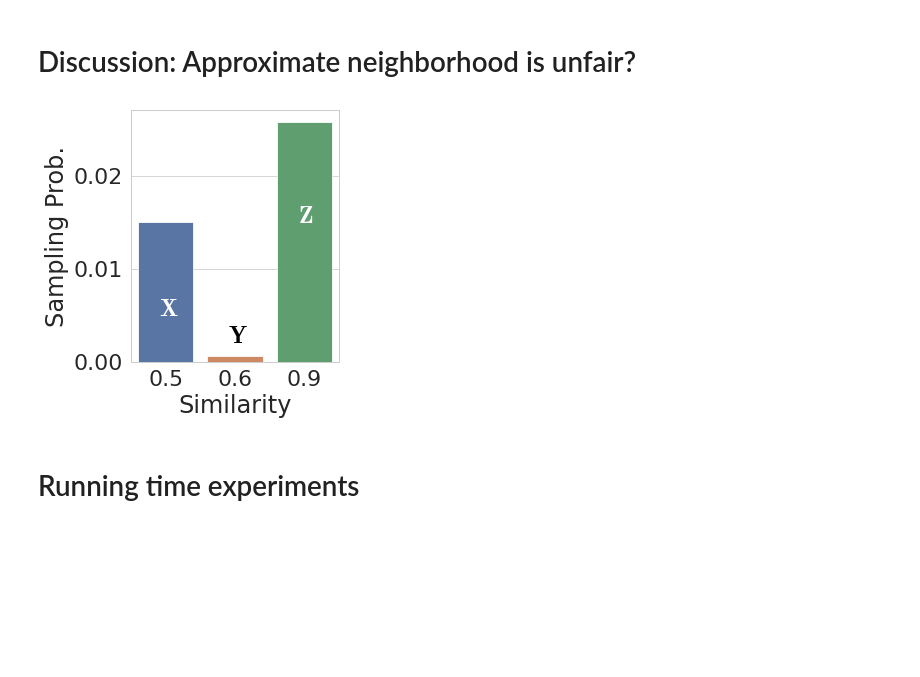
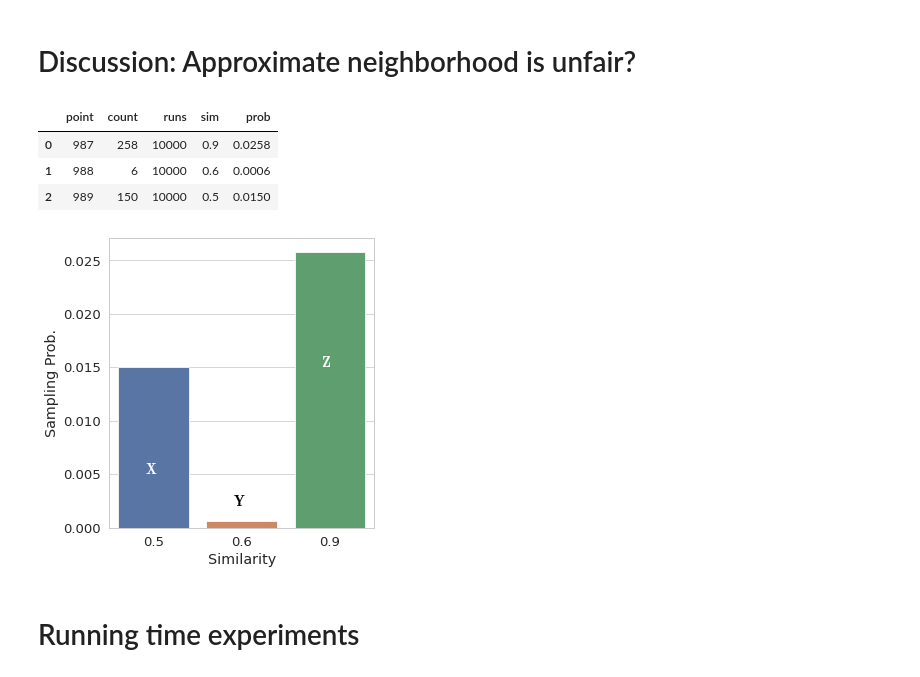
Before and after one commit to alfahaf/fair-nn, a Jupyter notebook: eval.ipynb, the cells around one changed output. Cells and saved outputs as stored; diff of their text form; code cells hidden in the pictures; blank space fills up the shorter version.

```diff
--- a/eval.ipynb
+++ b/eval.ipynb
@@ -425,25 +425,31 @@ produce_distribution_plot(diff, res["dataset"], distance_f=jaccard, r=0.2)
 # %%
 # Just run the experiment in here
 import os
 
 if not os.path.isfile("exp-res/approx.csv"):
     import approx_exp
     approx_exp.run("exp-res/approx.csv")
 
 plt.rcParams["figure.figsize"] =(5,5)
-sns.set_context('paper', font_scale=2.5)
+sns.set_context('paper', font_scale=1.5)
 
 df = pd.read_csv("exp-res/approx.csv")
 df['sim'] = [0.9, 0.6, 0.5]
 df['prob'] = df[['count', 'runs']].apply(lambda x: x[0] / x[1], axis=1)
 
 ax = sns.barplot(data=df.rename(columns={'sim': 'Similarity', 'prob' : 'Sampling Prob.'}), x='Similarity', y='Sampling Prob.')
 ax.text(-0.1, 0.005, "$\mathbf{X}$", horizontalalignment='left', size='medium', color='white', weight='semibold')
 ax.text(1.9, 0.015, "$\mathbf{Z}$", horizontalalignment='left', size='medium', color='white', weight='semibold')
 ax.text(0.9, 0.002, "$\mathbf{Y}$", horizontalalignment='left', size='medium', color='black', weight='semibold')
 plt.tight_layout()
 plt.savefig("plots/sampling_prob.pdf")
+
+df
 # %% [output]
+|  | point | count | runs | sim | prob |
+| 0 | 987 | 258 | 10000 | 0.9 | 0.0258 |
+| 1 | 988 | 6 | 10000 | 0.6 | 0.0006 |
+| 2 | 989 | 150 | 10000 | 0.5 | 0.0150 |
-[figure, old version]
+[figure, new version]
 # %% [markdown]
 # Running time experiments
```
Also changed, not shown: parts of 4 cells of this notebook, 7 other files.
